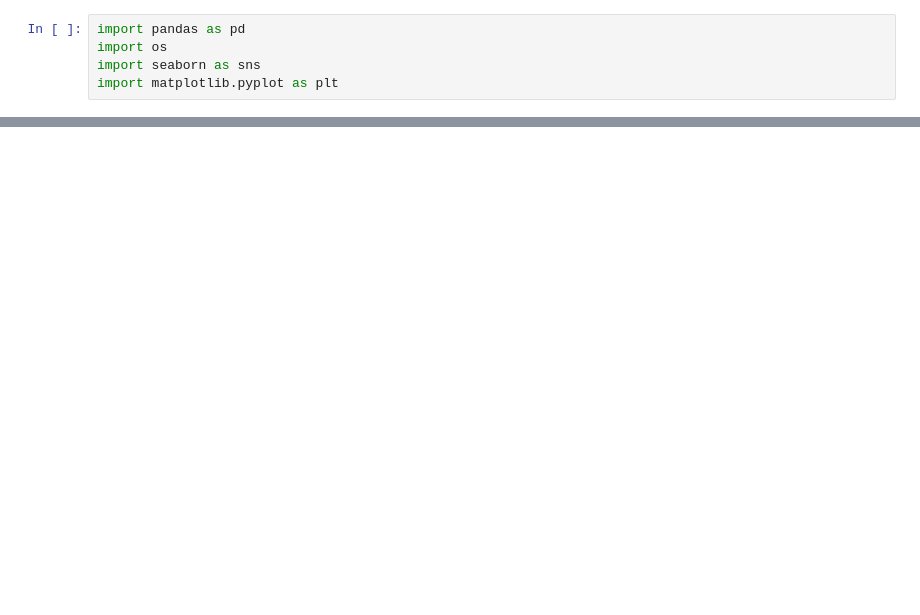
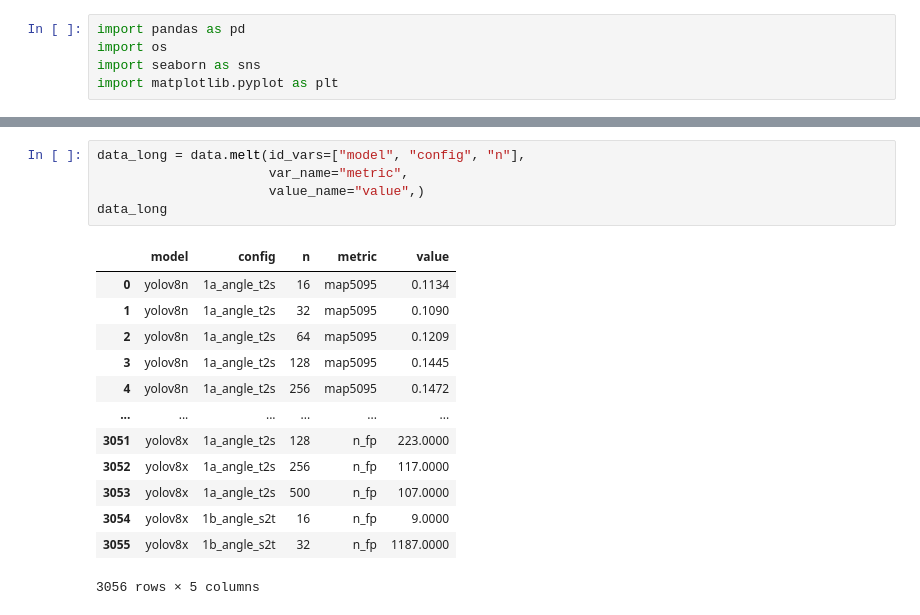
Before and after one commit to Niche-Squad/COLO, a Jupyter notebook: _2_evaluate.ipynb, the cells around one changed output, grey strips where cells are left out. Cells and saved outputs as stored; diff of their text form; blank space fills up the shorter version.

```diff
--- a/_2_evaluate.ipynb
+++ b/_2_evaluate.ipynb
@@ -47,3 +47,22 @@ sns.lineplot(data=data.query("model == 'yolov8n'"), x="n", y="map50", hue="confi
+# %%
+data_long = data.melt(id_vars=["model", "config", "n"],
+                      var_name="metric",
+                      value_name="value",)
+data_long
+# %% [output]
+|  | model | config | n | metric | value |
+| 0 | yolov8n | 1a_angle_t2s | 16 | map5095 | 0.1134 |
+| 1 | yolov8n | 1a_angle_t2s | 32 | map5095 | 0.1090 |
+| 2 | yolov8n | 1a_angle_t2s | 64 | map5095 | 0.1209 |
+| 3 | yolov8n | 1a_angle_t2s | 128 | map5095 | 0.1445 |
+| 4 | yolov8n | 1a_angle_t2s | 256 | map5095 | 0.1472 |
+| ... | ... | ... | ... | ... | ... |
+| 3051 | yolov8x | 1a_angle_t2s | 128 | n_fp | 223.0000 |
+| 3052 | yolov8x | 1a_angle_t2s | 256 | n_fp | 117.0000 |
+| 3053 | yolov8x | 1a_angle_t2s | 500 | n_fp | 107.0000 |
+| 3054 | yolov8x | 1b_angle_s2t | 16 | n_fp | 9.0000 |
+| 3055 | yolov8x | 1b_angle_s2t | 32 | n_fp | 1187.0000 |
+3056 rows × 5 columns
 # %%
 # x is n
 # y is map50
```
Also changed, not shown: parts of 5 cells of this notebook.
